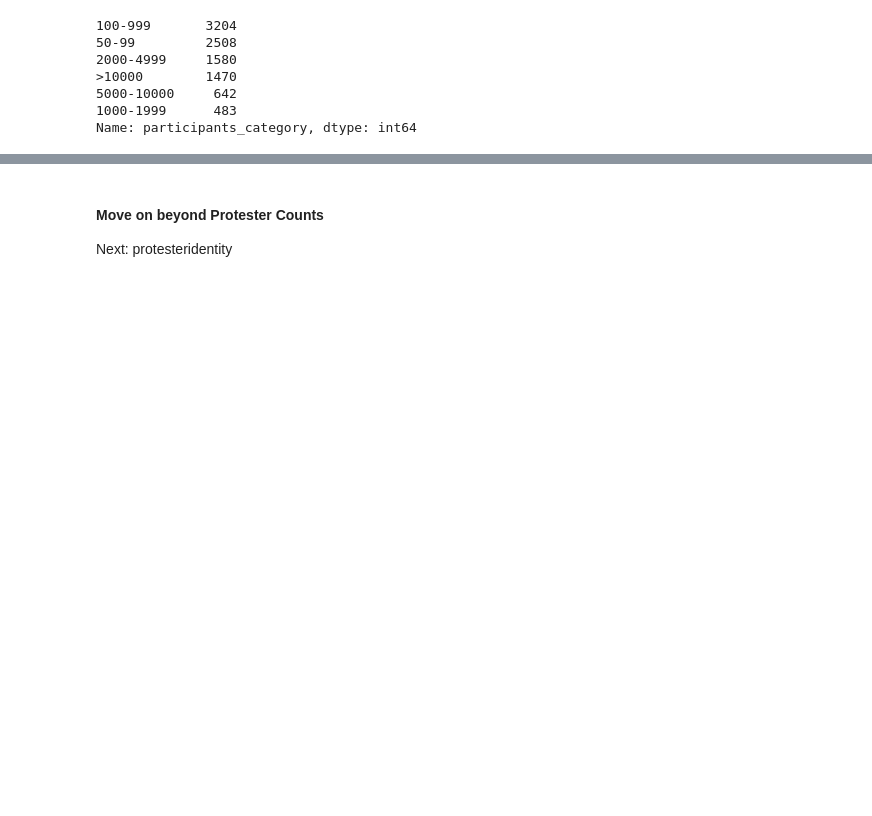
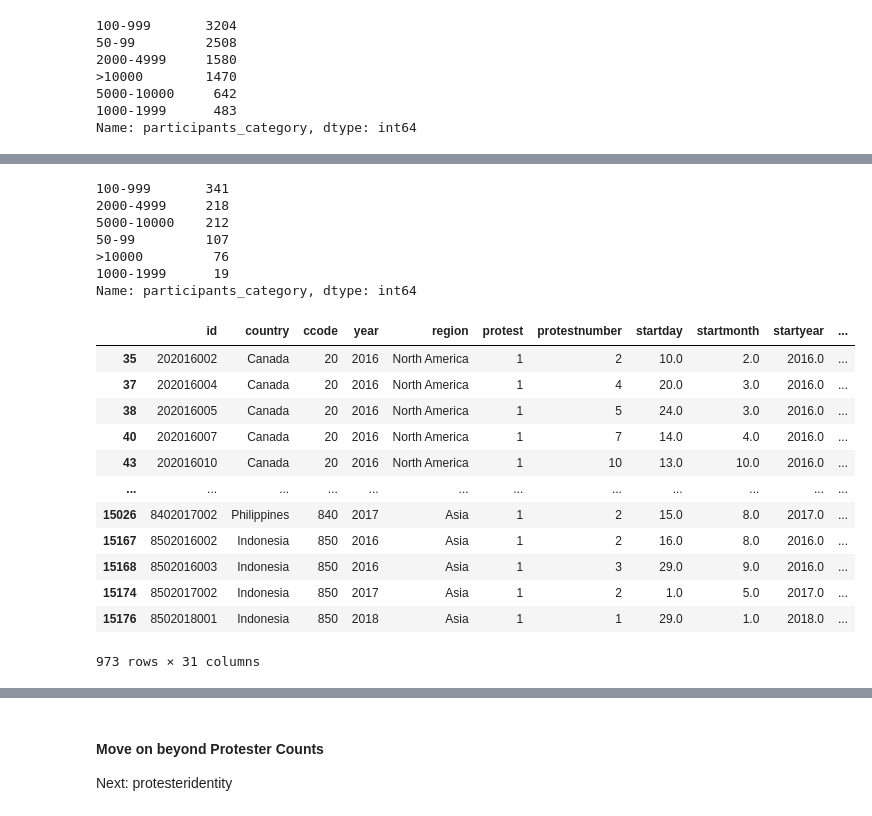
Before and after one commit to sethnlewis/Predicting-Political-Revolutions, a Jupyter notebook: notebooks/EDA_MM.ipynb, the cells around one changed output, grey strips where cells are left out. Drawn from its saved outputs; the diff is of its cells as text; code cells hidden in the pictures; blank space fills up the shorter version.

Commit message:
Working to QC the participant count conversion - there were errors in edge cases of certain missing values

```diff
--- a/notebooks/EDA_MM.ipynb
+++ b/notebooks/EDA_MM.ipynb
@@ -161,5 +82,6 @@ Series([], Name: notes, dtype: int64)
 # %%
 df = df.loc[df.protest == 1].copy()
+df.reset_index(inplace=True, drop=True)
 # %% [markdown]
 ##### Notes: drop all rows with df.protest == 0. This means no protest took place, which can be verified by investigating a sample of those entries. Since this analysis studies only protests, non-protest entries are not of interest.
 # %%
@@ -328,0 +127,2 @@ memory usage: 3.7+ MB
+# %%
+df['location'] = df.location.fillna(UNKNOWN)
@@ -437,9 +232,9 @@ for participant in participants_unique:
             # Else create dict to manually clean
             except:
                 print("Couldn't convert: {}  /  {}".format(participant, participant_clean))
-                unable_to_convert[participant] = '?????'
+                unable_to_convert[participant] = UNKNOWN
 
-print("MANUALLY CONVERT THE FOLLOWING VALUES (ALGORITMS COULDN'T SOLVE)")
+print("MANUALLY CONVERT THE ABOVE VALUES (ALGORITMS COULDN'T SOLVE)")
 # %% [output]
 Couldn't convert: hundreds  /  hundred
 Couldn't convert: dozens  /  dozen
@@ -480,6 +319,6 @@ Name: participants_category, dtype: int64
 # %%
 # Add new column for the clean values
-df['participants_clean'] = df['participants'].map(converter).astype('Int64')
+participant_ct_clean_df = df['participants'].map(converter).astype('Int64')
 df.info()
 # %% [output]
 <class 'pandas.core.frame.DataFrame'>
@@ -511,0 +362,28 @@ Name: participants_category, dtype: int64
+# %%
+# THIS CELL IS KEY IS ISOLATING THE PROTESTS THAT WEREN'T CLASSIFIED BY THE CONVERTER YET HAVE POTENTIAL OF BEING CONVERTED BY THEIR CATEGORY
+na_counts = df.loc[participant_ct_clean_df.isna()]
+
+print(na_counts.participants_category.value_counts())
+na_counts_WITH_category = na_counts.loc[~na_counts.participants_category.isna()]
+na_counts_WITH_category
+# %% [output]
+100-999       341
+2000-4999     218
+5000-10000    212
+50-99         107
+>10000         76
+1000-1999      19
+Name: participants_category, dtype: int64
+|  | id | country | ccode | year | region | protest | protestnumber | startday | startmonth | startyear | ... |
+| 35 | 202016002 | Canada | 20 | 2016 | North America | 1 | 2 | 10.0 | 2.0 | 2016.0 | ... |
+| 37 | 202016004 | Canada | 20 | 2016 | North America | 1 | 4 | 20.0 | 3.0 | 2016.0 | ... |
+| 38 | 202016005 | Canada | 20 | 2016 | North America | 1 | 5 | 24.0 | 3.0 | 2016.0 | ... |
+| 40 | 202016007 | Canada | 20 | 2016 | North America | 1 | 7 | 14.0 | 4.0 | 2016.0 | ... |
+| 43 | 202016010 | Canada | 20 | 2016 | North America | 1 | 10 | 13.0 | 10.0 | 2016.0 | ... |
+| ... | ... | ... | ... | ... | ... | ... | ... | ... | ... | ... | ... |
+| 15026 | 8402017002 | Philippines | 840 | 2017 | Asia | 1 | 2 | 15.0 | 8.0 | 2017.0 | ... |
+| 15167 | 8502016002 | Indonesia | 850 | 2016 | Asia | 1 | 2 | 16.0 | 8.0 | 2016.0 | ... |
+| 15168 | 8502016003 | Indonesia | 850 | 2016 | Asia | 1 | 3 | 29.0 | 9.0 | 2016.0 | ... |
+| 15174 | 8502017002 | Indonesia | 850 | 2017 | Asia | 1 | 2 | 1.0 | 5.0 | 2017.0 | ... |
+| 15176 | 8502018001 | Indonesia | 850 | 2018 | Asia | 1 | 1 | 29.0 | 1.0 | 2018.0 | ... |
+973 rows × 31 columns
```
Also changed, not shown: parts of 89 cells of this notebook, 1 other file.
